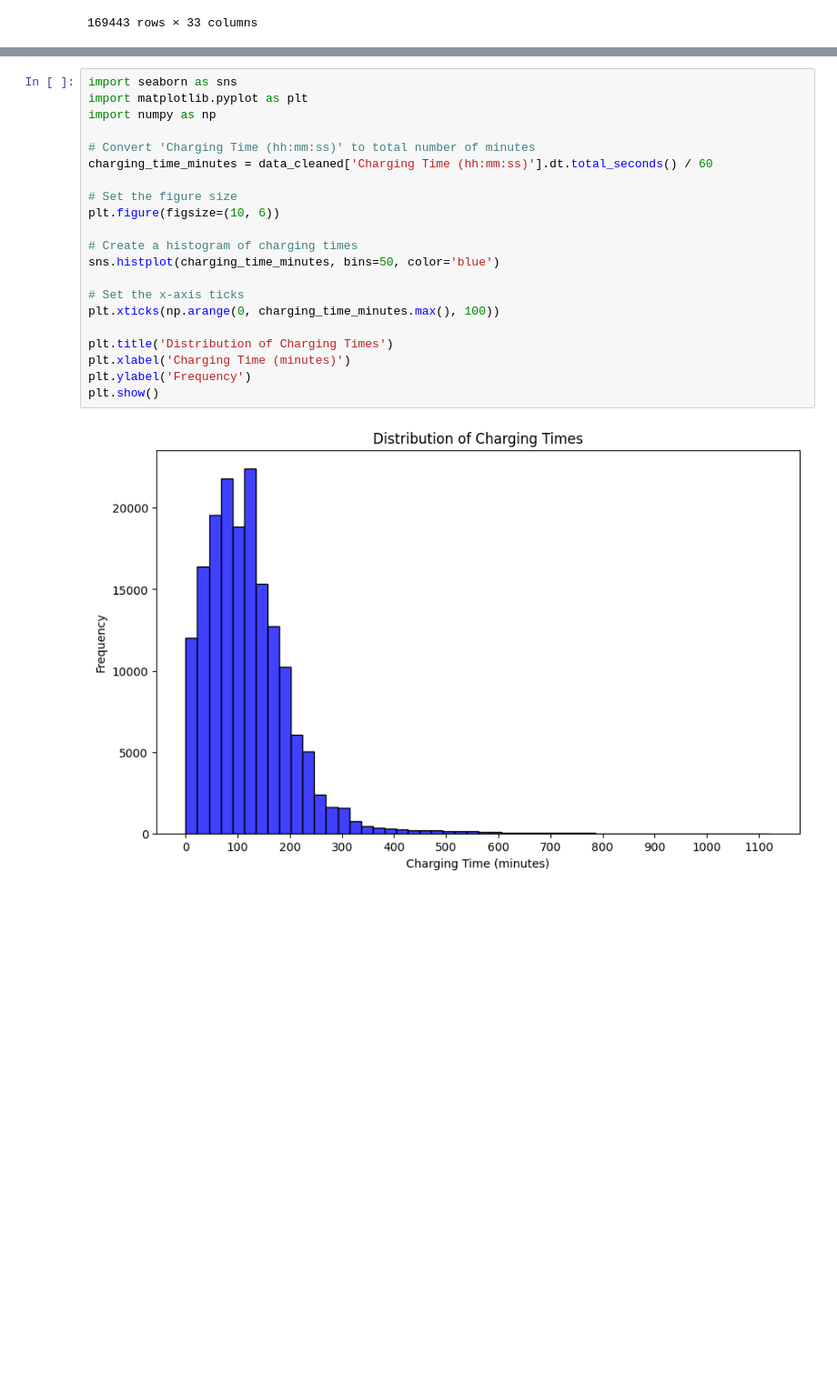
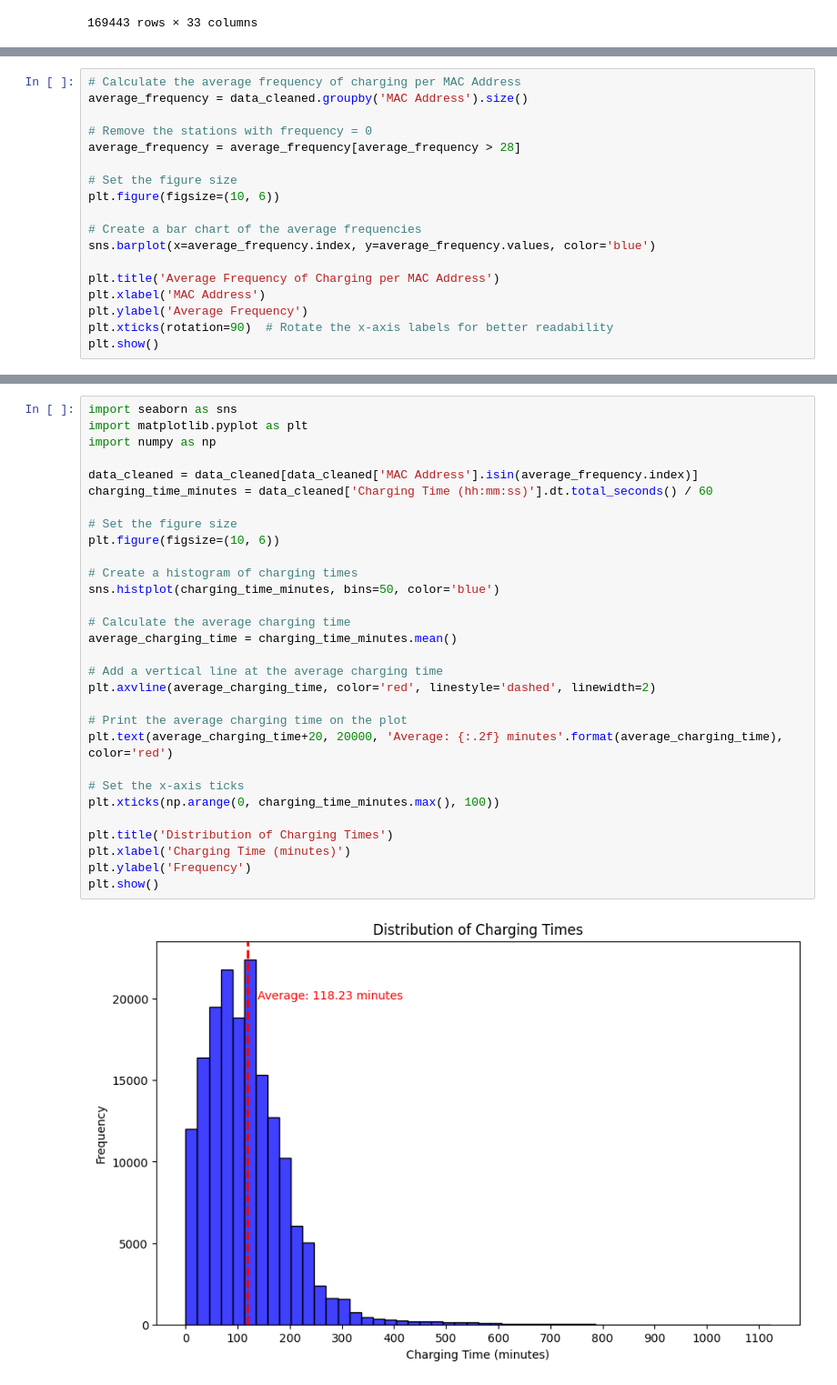
Before and after one commit to AndroCrunch/EV_Availability_G23, a Jupyter notebook: analysis.ipynb, the cells around one changed output, grey strips where cells are left out. Shown: that part at 91% size. Drawn from its saved outputs; the diff is of its cells as text; blank space fills up the shorter version.

```diff
--- a/analysis.ipynb
+++ b/analysis.ipynb
@@ -48,0 +109,18 @@ data_cleaned
+# %%
+# Calculate the average frequency of charging per MAC Address
+average_frequency = data_cleaned.groupby('MAC Address').size()
+
+# Remove the stations with frequency = 0
+average_frequency = average_frequency[average_frequency > 28]
+
+# Set the figure size
+plt.figure(figsize=(10, 6))
+
+# Create a bar chart of the average frequencies
+sns.barplot(x=average_frequency.index, y=average_frequency.values, color='blue')
+
+plt.title('Average Frequency of Charging per MAC Address')
+plt.xlabel('MAC Address')
+plt.ylabel('Average Frequency')
+plt.xticks(rotation=90)  # Rotate the x-axis labels for better readability
+plt.show()
@@ -49,23 +129,32 @@ data_cleaned
 # %%
 import seaborn as sns
 import matplotlib.pyplot as plt
 import numpy as np
 
-# Convert 'Charging Time (hh:mm:ss)' to total number of minutes
+data_cleaned = data_cleaned[data_cleaned['MAC Address'].isin(average_frequency.index)]
 charging_time_minutes = data_cleaned['Charging Time (hh:mm:ss)'].dt.total_seconds() / 60
 
 # Set the figure size
 plt.figure(figsize=(10, 6))
 
 # Create a histogram of charging times
 sns.histplot(charging_time_minutes, bins=50, color='blue')
 
+# Calculate the average charging time
+average_charging_time = charging_time_minutes.mean()
+
+# Add a vertical line at the average charging time
+plt.axvline(average_charging_time, color='red', linestyle='dashed', linewidth=2)
+
+# Print the average charging time on the plot
+plt.text(average_charging_time+20, 20000, 'Average: {:.2f} minutes'.format(average_charging_time), color='red')
+
 # Set the x-axis ticks
 plt.xticks(np.arange(0, charging_time_minutes.max(), 100))
 
 plt.title('Distribution of Charging Times')
 plt.xlabel('Charging Time (minutes)')
 plt.ylabel('Frequency')
 plt.show()
 # %% [output]
-[figure, old version]
+[figure, new version]
```
Also changed, not shown: parts of 17 cells of this notebook.
